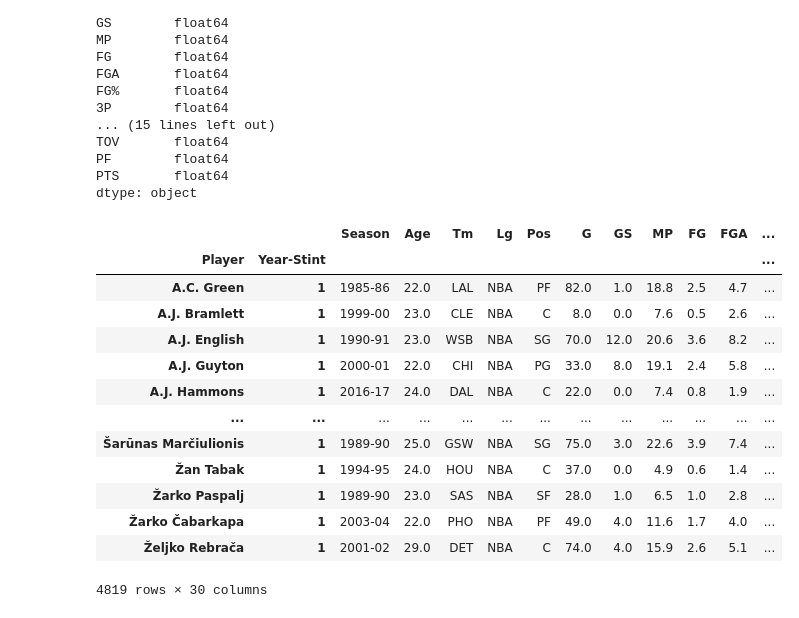
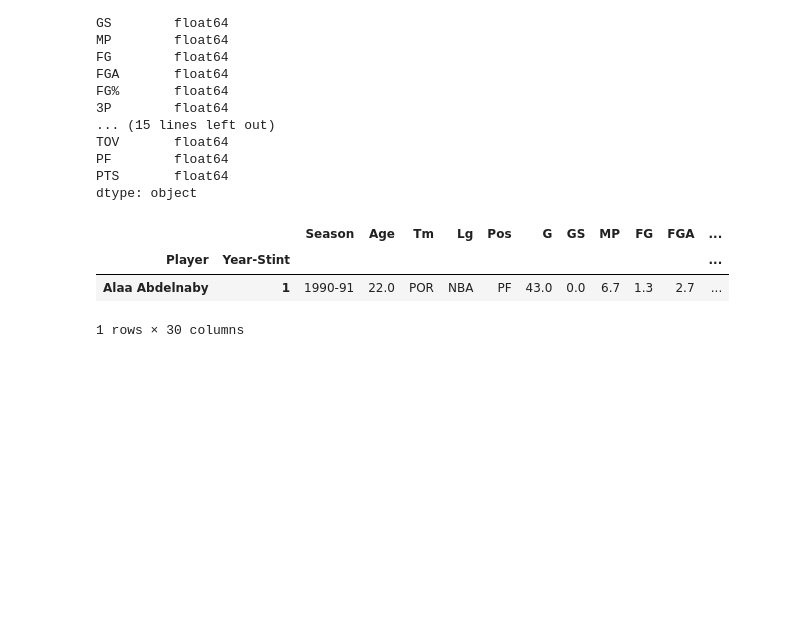
Before and after one commit to samhld/nba_stats, a Jupyter notebook: scratchpads/get_all_player_dfs.ipynb, the cells around one changed output. Saved outputs shown, nothing was run; the diff lists cells and outputs as text; code cells hidden in the pictures; blank space fills up the shorter version.

```diff
--- a/scratchpads/get_all_player_dfs.ipynb
+++ b/scratchpads/get_all_player_dfs.ipynb
@@ -105,20 +105,10 @@ dtype: object
 # %%
 all_players.to_sql("players_per_game", conn, index=True)
 # %%
-sql = """select * FROM players_per_game GROUP BY Player"""
+sql = """select * FROM players_per_game limit 1"""
 pd.read_sql(sql, conn, index_col=["Player","Year-Stint"])
 # %% [output]
 |  |  | Season | Age | Tm | Lg | Pos | G | GS | MP | FG | FGA | ... |
 | Player | Year-Stint |  |  |  |  |  |  |  |  |  |  | ... |
-| A.C. Green | 1 | 1985-86 | 22.0 | LAL | NBA | PF | 82.0 | 1.0 | 18.8 | 2.5 | 4.7 | ... |
-| A.J. Bramlett | 1 | 1999-00 | 23.0 | CLE | NBA | C | 8.0 | 0.0 | 7.6 | 0.5 | 2.6 | ... |
-| A.J. English | 1 | 1990-91 | 23.0 | WSB | NBA | SG | 70.0 | 12.0 | 20.6 | 3.6 | 8.2 | ... |
-| A.J. Guyton | 1 | 2000-01 | 22.0 | CHI | NBA | PG | 33.0 | 8.0 | 19.1 | 2.4 | 5.8 | ... |
-| A.J. Hammons | 1 | 2016-17 | 24.0 | DAL | NBA | C | 22.0 | 0.0 | 7.4 | 0.8 | 1.9 | ... |
-| ... | ... | ... | ... | ... | ... | ... | ... | ... | ... | ... | ... | ... |
-| Šarūnas Marčiulionis | 1 | 1989-90 | 25.0 | GSW | NBA | SG | 75.0 | 3.0 | 22.6 | 3.9 | 7.4 | ... |
-| Žan Tabak | 1 | 1994-95 | 24.0 | HOU | NBA | C | 37.0 | 0.0 | 4.9 | 0.6 | 1.4 | ... |
-| Žarko Paspalj | 1 | 1989-90 | 23.0 | SAS | NBA | SF | 28.0 | 1.0 | 6.5 | 1.0 | 2.8 | ... |
-| Žarko Čabarkapa | 1 | 2003-04 | 22.0 | PHO | NBA | PF | 49.0 | 4.0 | 11.6 | 1.7 | 4.0 | ... |
-| Željko Rebrača | 1 | 2001-02 | 29.0 | DET | NBA | C | 74.0 | 4.0 | 15.9 | 2.6 | 5.1 | ... |
+| Alaa Abdelnaby | 1 | 1990-91 | 22.0 | POR | NBA | PF | 43.0 | 0.0 | 6.7 | 1.3 | 2.7 | ... |
-4819 rows × 30 columns
+1 rows × 30 columns
```
Also changed, not shown: parts of 1 cell of this notebook, 3 other files.
